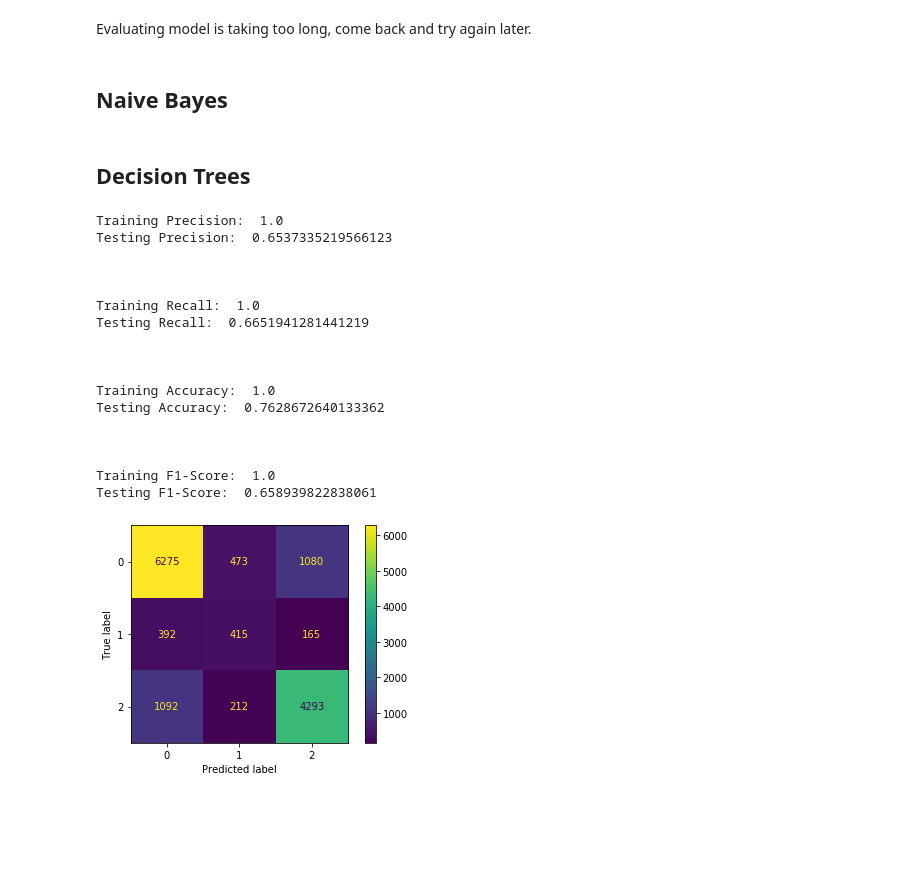
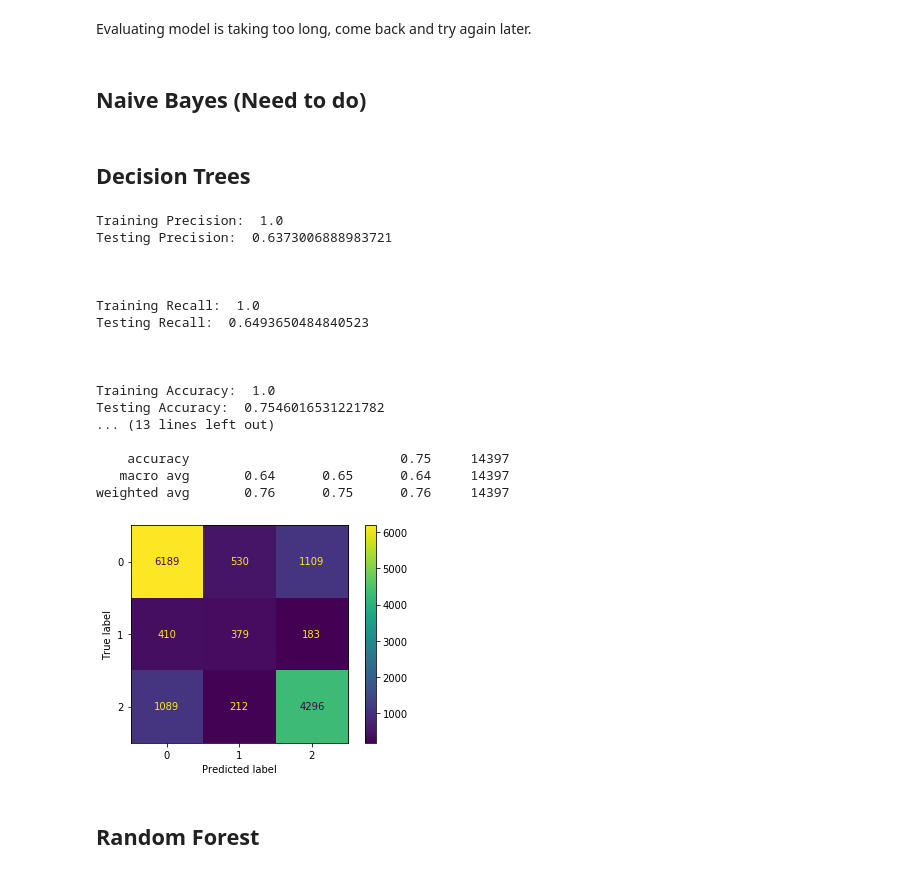
Before and after one commit to stevenkyle2013/Water-Well-Classifier, a Jupyter notebook: Main-Notebook.ipynb, the cells around one changed output. Saved outputs shown, nothing was run; the diff lists cells and outputs as text; code cells hidden in the pictures; blank space fills up the shorter version.

```diff
--- a/Main-Notebook.ipynb
+++ b/Main-Notebook.ipynb
@@ -1308,11 +1388,11 @@ Testing F1-Score:  0.29741878504116914
 # %%
 # Need to min max scale data before using
 scaler = MinMaxScaler()
-X_train_scaled = scaler.fit_transform(X_train,y_train)
+X_train_scaled_smoted = scaler.fit_transform(X_train_smoted,y_train_smoted)
 X_test_scaled = scaler.transform(X_test)
 # %%
 logreg = LogisticRegression(fit_intercept=False, solver='saga')
-logreg.fit(X_train_scaled,y_train)
+logreg.fit(X_train_scaled_smoted,y_train_smoted)
 # %% [output]
 LogisticRegression(fit_intercept=False, solver='saga')
 # %%
@@ -1342,12 +1422,12 @@ Testing F1-Score:  0.5933600984111654
 #Need to standard scaler dataset
 StdScaler = StandardScaler()
 
-X_train_stdScaled = StdScaler.fit_transform(X_train)
+X_train_stdScaled_smoted = StdScaler.fit_transform(X_train_smoted)
 X_test_stdScaled = StdScaler.transform(X_test)
 # %%
 #Modeling
 KNN_model = KNeighborsClassifier()
-KNN_model.fit(X_train_stdScaled,y_train)
+KNN_model.fit(X_train_stdScaled_smoted,y_train_smoted)
 # %% [output]
 KNeighborsClassifier()
 # %%
@@ -1355,7 +1435,7 @@ KNeighborsClassifier()
 # %% [markdown]
 Evaluating model is taking too long, come back and try again later.
 # %% [markdown]
-## Naive Bayes
+## Naive Bayes (Need to do)
 # %%
 ## This is where Naive Bayes will go, will try later
 # %% [markdown]
@@ -1363,24 +1443,26 @@ Evaluating model is taking too long, come back and try again later.
 # %%
 Tree_model = DecisionTreeClassifier(criterion='entropy')
 
-Tree_model.fit(X_train,y_train)
-eval_model(Tree_model,X_train,y_train,X_test,y_test)
+Tree_model.fit(X_train_smoted,y_train_smoted)
+eval_model(Tree_model,X_train_smoted,y_train_smoted,X_test,y_test)
 # %% [output]
 Training Precision:  1.0
-Testing Precision:  0.6537335219566123
+Testing Precision:  0.6373006888983721
 
 
 
 Training Recall:  1.0
-Testing Recall:  0.6651941281441219
+Testing Recall:  0.6493650484840523
 
 
 
 Training Accuracy:  1.0
-Testing Accuracy:  0.7628672640133362
+Testing Accuracy:  0.7546016531221782
+... (13 lines left out)
 
-
-
-Training F1-Score:  1.0
-Testing F1-Score:  0.658939822838061
+    accuracy                           0.75     14397
+   macro avg       0.64      0.65      0.64     14397
+weighted avg       0.76      0.75      0.76     14397
-[figure, old version]
+[figure, new version]
+# %% [markdown]
+## Random Forest
```
Also changed, not shown: parts of 72 cells of this notebook, 14 other files.
